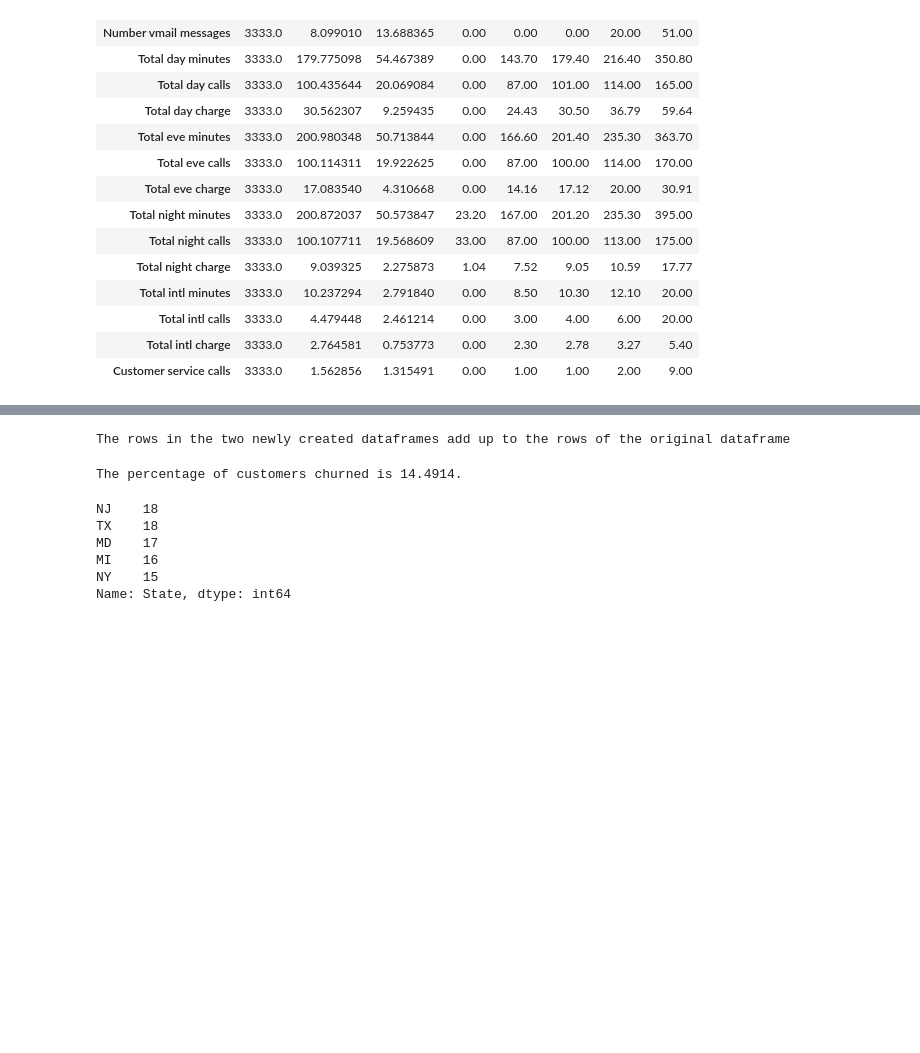
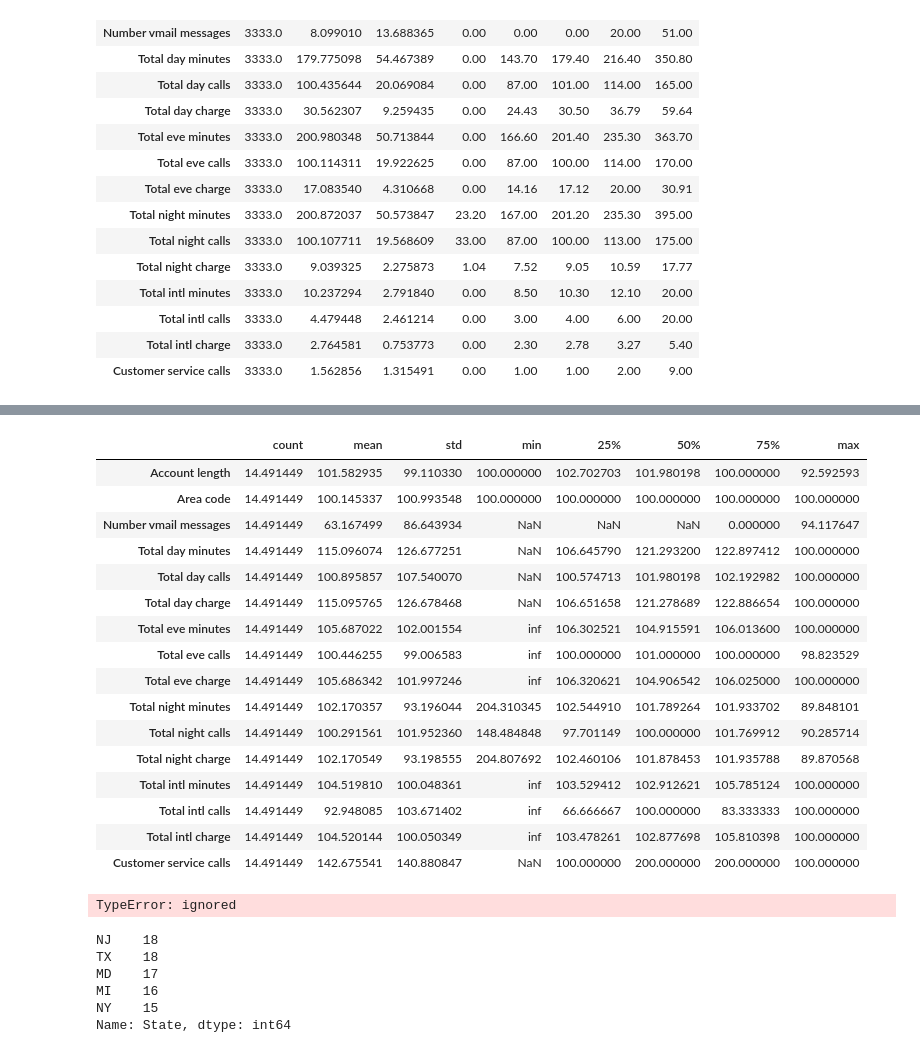
Before and after one commit to Ashvin-Vargez/Telecom-Churn-Analysis-EDA-Project-, a Jupyter notebook: eda_Telecom_Churn_Analysis_Capstone_Project.ipynb, the cells around one changed output, grey strips where cells are left out. Saved outputs shown, nothing was run; the diff lists cells and outputs as text; code cells hidden in the pictures; blank space fills up the shorter version.

```diff
--- a/eda_Telecom_Churn_Analysis_Capstone_Project.ipynb
+++ b/eda_Telecom_Churn_Analysis_Capstone_Project.ipynb
@@ -69,7 +71,8 @@ dtypes: bool(1), float64(8), int64(8), object(3)
 memory usage: 498.1+ KB
 # %%
 #checking characteristics of the dataframe
-df_tel.describe().transpose()
+df_tel_stat = df_tel.describe().transpose()
+df_tel_stat
 # %% [output]
 |  | count | mean | std | min | 25% | 50% | 75% | max |
 | Account length | 3333.0 | 101.064806 | 39.822106 | 1.00 | 74.00 | 101.00 | 127.00 | 243.00 |
@@ -135,17 +142,29 @@ The shape of churn dataframe is (483, 20).
-# %%
-#adding the number of rows of the two dataframes to confirm
-churn_no = df_churn.shape[0]
-loyal_no = df_loyal.shape[0]
-total_no = df_tel.shape[0]
-if churn_no + loyal_no == total_no:
-  print ( "The rows in the two newly created dataframes add up to the rows of the original dataframe ")
-# %% [output]
-The rows in the two newly created dataframes add up to the rows of the original dataframe
+# %%
+df_churn_percent = (churn_stat/df_tel_stat)*100
+df_churn_percent
+# %% [output]
+|  | count | mean | std | min | 25% | 50% | 75% | max |
+| Account length | 14.491449 | 101.582935 | 99.110330 | 100.000000 | 102.702703 | 101.980198 | 100.000000 | 92.592593 |
+| Area code | 14.491449 | 100.145337 | 100.993548 | 100.000000 | 100.000000 | 100.000000 | 100.000000 | 100.000000 |
+| Number vmail messages | 14.491449 | 63.167499 | 86.643934 | NaN | NaN | NaN | 0.000000 | 94.117647 |
+| Total day minutes | 14.491449 | 115.096074 | 126.677251 | NaN | 106.645790 | 121.293200 | 122.897412 | 100.000000 |
+| Total day calls | 14.491449 | 100.895857 | 107.540070 | NaN | 100.574713 | 101.980198 | 102.192982 | 100.000000 |
+| Total day charge | 14.491449 | 115.095765 | 126.678468 | NaN | 106.651658 | 121.278689 | 122.886654 | 100.000000 |
+| Total eve minutes | 14.491449 | 105.687022 | 102.001554 | inf | 106.302521 | 104.915591 | 106.013600 | 100.000000 |
+| Total eve calls | 14.491449 | 100.446255 | 99.006583 | inf | 100.000000 | 101.000000 | 100.000000 | 98.823529 |
+| Total eve charge | 14.491449 | 105.686342 | 101.997246 | inf | 106.320621 | 104.906542 | 106.025000 | 100.000000 |
+| Total night minutes | 14.491449 | 102.170357 | 93.196044 | 204.310345 | 102.544910 | 101.789264 | 101.933702 | 89.848101 |
+| Total night calls | 14.491449 | 100.291561 | 101.952360 | 148.484848 | 97.701149 | 100.000000 | 101.769912 | 90.285714 |
+| Total night charge | 14.491449 | 102.170549 | 93.198555 | 204.807692 | 102.460106 | 101.878453 | 101.935788 | 89.870568 |
+| Total intl minutes | 14.491449 | 104.519810 | 100.048361 | inf | 103.529412 | 102.912621 | 105.785124 | 100.000000 |
+| Total intl calls | 14.491449 | 92.948085 | 103.671402 | inf | 66.666667 | 100.000000 | 83.333333 | 100.000000 |
+| Total intl charge | 14.491449 | 104.520144 | 100.050349 | inf | 103.478261 | 102.877698 | 105.810398 | 100.000000 |
+| Customer service calls | 14.491449 | 142.675541 | 140.880847 | NaN | 100.000000 | 200.000000 | 200.000000 | 100.000000 |
 # %%
 #calculating the percentage of the churned customers
-print( f"The percentage of customers churned is {round((churn_no/total_no)*100, 4)}.")
+print( f"The percentage of customers churned is {round((churn_stat.Account lengthcount/df_tel_stat.count.)*100, 4)}.")
 # %% [output]
-The percentage of customers churned is 14.4914.
+TypeError: ignored
 # %%
 #checking unique number of values in churn dataframe to check the states with highest churn rate
 df_churn['State'].value_counts().head()
```
Also changed, not shown: parts of 5 cells of this notebook.
